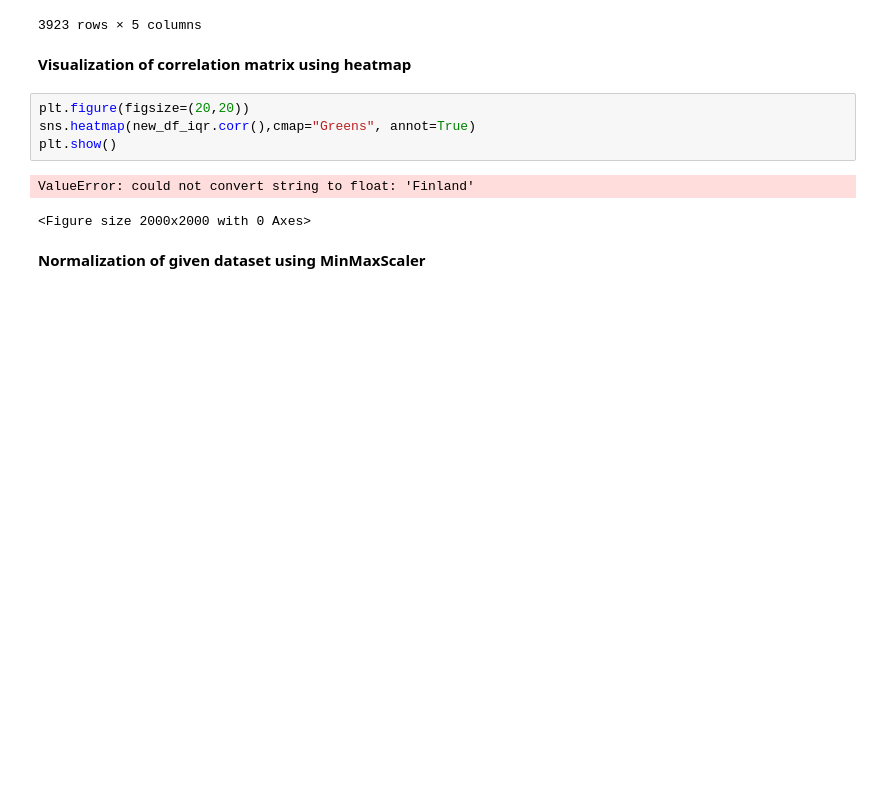
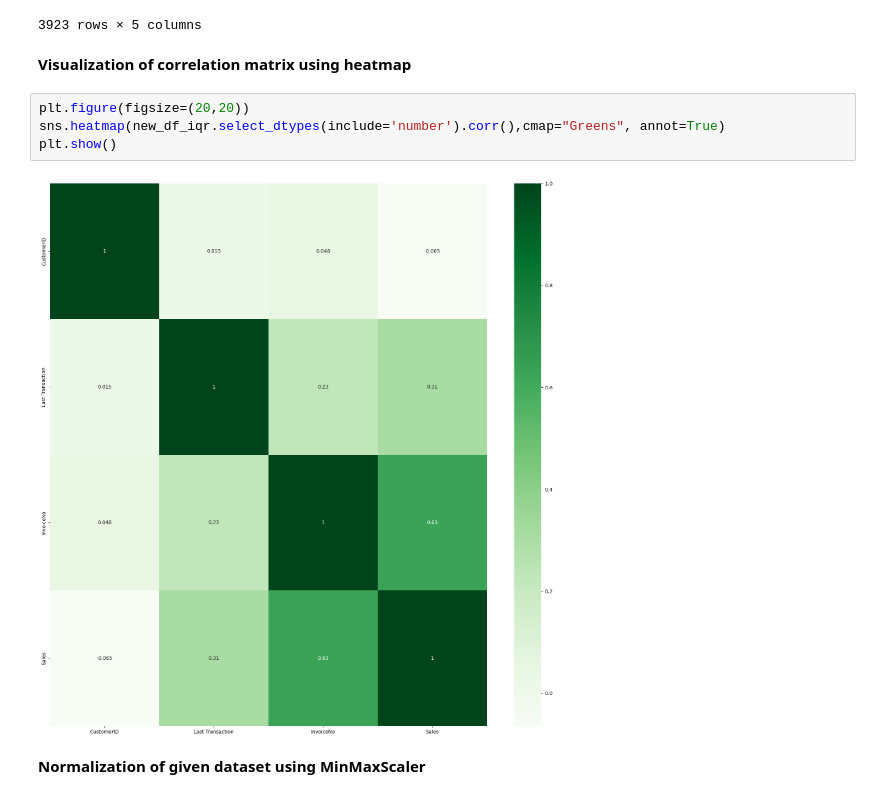
Before and after one commit to Jenil-0201/E_com_Kmeans, a Jupyter notebook: K_Means_Clustering_on_E_commerce_Dataset.ipynb, the cells around one changed output. Saved outputs shown, nothing was run; the diff lists cells and outputs as text; blank space fills up the shorter version.

```diff
--- a/K_Means_Clustering_on_E_commerce_Dataset.ipynb
+++ b/K_Means_Clustering_on_E_commerce_Dataset.ipynb
@@ -309,11 +329,10 @@ new_df_iqr
 **Visualization of correlation matrix using heatmap**
 # %%
 plt.figure(figsize=(20,20))
-sns.heatmap(new_df_iqr.corr(),cmap="Greens", annot=True)
+sns.heatmap(new_df_iqr.select_dtypes(include='number').corr(),cmap="Greens", annot=True)
 plt.show()
 # %% [output]
-ValueError: could not convert string to float: 'Finland'
-<Figure size 2000x2000 with 0 Axes>
+[figure, added]
 # %% [markdown]
 **Normalization of given dataset using MinMaxScaler**
 # %%
```
Also changed, not shown: parts of 6 cells of this notebook.
